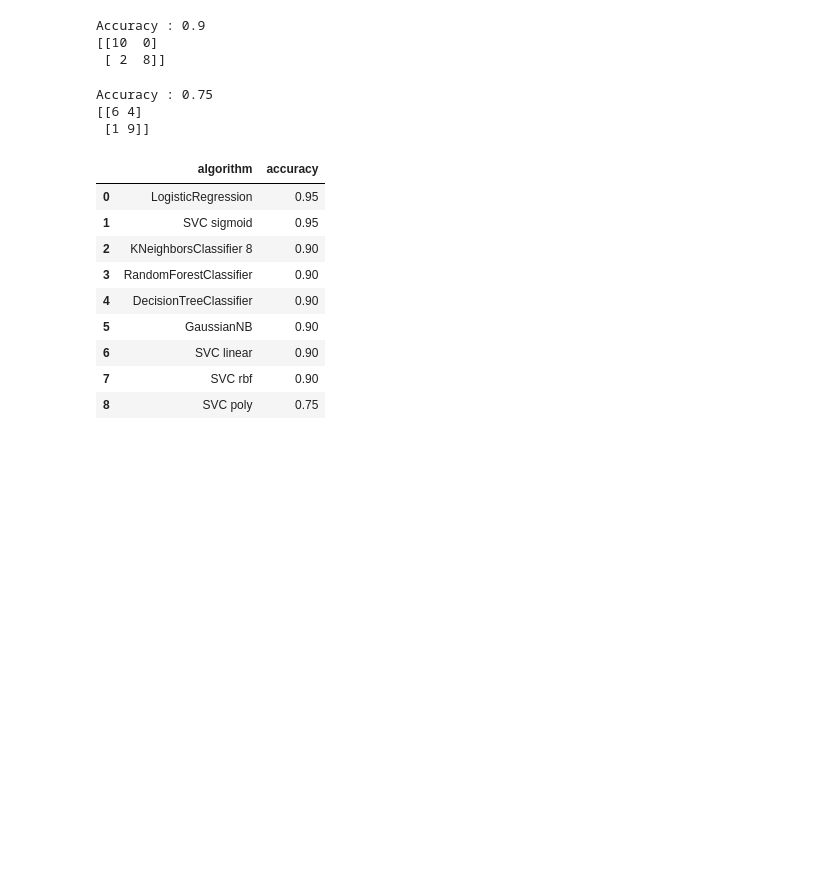
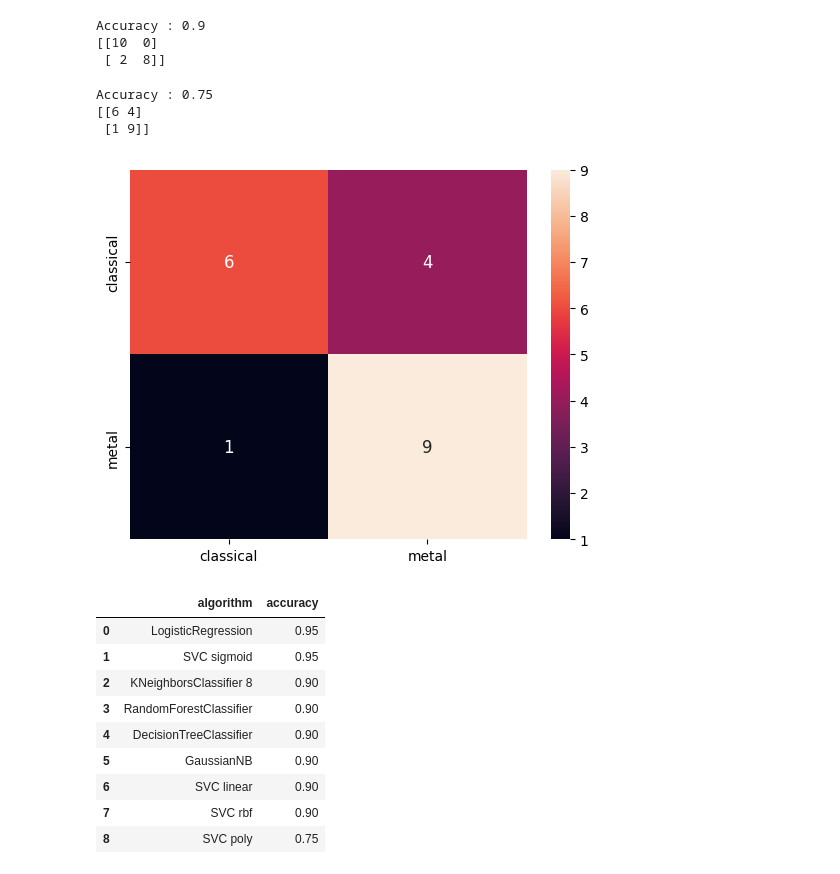
Before and after one commit to krishnakumar1612/music_genre_classification, a Jupyter notebook: notebook/music_genre_classification.ipynb, the cells around one changed output. Drawn from its saved outputs; the diff is of its cells as text; code cells hidden in the pictures; blank space fills up the shorter version.

```diff
--- a/notebook/music_genre_classification.ipynb
+++ b/notebook/music_genre_classification.ipynb
@@ -302,17 +315,23 @@ Accuracy : 0.9
 # %%
 # classify using SVM classifier
 classifier = SVC(kernel='poly')
 classifier.fit(X_train, y_train)
 y_pred = classifier.predict(x)
 
 # print the accuracy and confusion matrix
 print('Accuracy : ' + str(accuracy_score(Y, y_pred)))
 conf_m = confusion_matrix(Y, y_pred)
+
+cm_array_df = pd.DataFrame(conf_m, index=class_names, columns=class_names)
+sns.heatmap(cm_array_df, annot=True, annot_kws={"size": 12})
+
+
 print(conf_m)
 # %% [output]
 Accuracy : 0.75
 [[6 4]
  [1 9]]
+[figure, added]
 # %%
 data = {
     'LogisticRegression' : 0.95,
```
Also changed, not shown: parts of 8 cells of this notebook.
